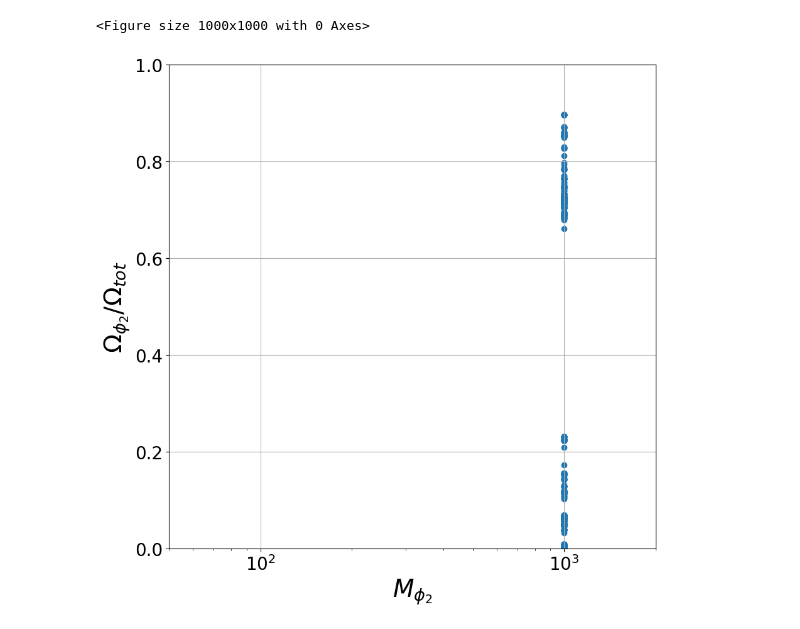
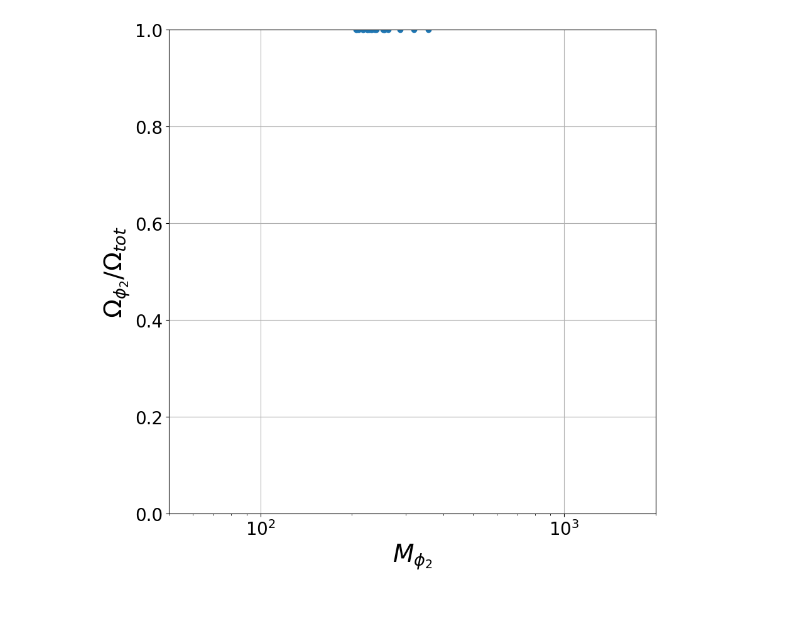
Before and after one commit to sgogoeg/tdg, a Jupyter notebook: Scripts/2SDMZ4/plots.ipynb, the cells around one changed output. Saved outputs shown, nothing was run; the diff lists cells and outputs as text; code cells hidden in the pictures.

```diff
--- a/Scripts/2SDMZ4/plots.ipynb
+++ b/Scripts/2SDMZ4/plots.ipynb
@@ -8,3 +10,45 @@ plt.rcParams.update({
     "font.family": "Helvetica"
 })
 mpl.rcParams.update(mpl.rcParamsDefault)
+# %%
+# Limite de deteccion directa
+def load_csv(filename):
+    data = []
+    with open(filename, 'r') as file:
+        csv_reader = csv.reader(file)
+        next(csv_reader)  # Skip header
+        for row in csv_reader:
+            data.append([float(val) for val in row])
+    return data
+
+# Load the CSV file
+filename = 'plot-data.csv'
+data = load_csv(filename)
+
+# Extract X and Y values
+x = [point[0] for point in data]
+y = [point[1] for point in data]
+
+# Interpolation
+
+f = interpolate.interp1d(x, y)
+
+#xnew = np.logspace(np.log10(40), np.log10(2000), 10000, base=10)
+
+xnew = np.logspace(np.log10(x[0]), np.log10(1800), 10000, base=10)
+
+ynew = f(xnew)
+
+# Visualize both the original data points and the interpolated curve
+plt.figure(figsize=(12, 10))
+plt.plot(x, y, 'o', label='Original Points')
+plt.plot(xnew, ynew, '-', color='red', linewidth=2, label='Interpolated Curve')
+plt.xlabel('X')
+plt.ylabel('Y')
+plt.xscale('log')
+plt.yscale('log')
+plt.xlim(5e1,2e3)
+plt.ylim(1e-15,1e-8)
+plt.legend()
+plt.grid(True)
+plt.show()
@@ -85,20 +222,19 @@ plt.show()
 # %%
 plt.figure(figsize=(10,10))
-plt.scatter(data_filtered[:,2],data_filtered[:,-2]/(data_filtered[:, -2] + 2*data_filtered[:, -3]))
+plt.scatter(data_filtered[:,2],data_filtered[:,-2]/(data_filtered[:, -2] + data_filtered[:, -3]))
 plt.xscale('log')
 
 plt.xticks(size=20)
 plt.yticks(size=20)
 plt.ylabel(r"$\Omega_{\phi_2} / \Omega_{tot}$", size=28)
 plt.xlabel(r"$M_{\phi_2}$", size=28)
 plt.xlim(5e1,2e3)
 plt.ylim(0,1)
 plt.grid()
 plt.savefig("relicdensity1.png")
 plt.show()
 # %% [output]
-<Figure size 1000x1000 with 0 Axes>
-[figure, old version]
+[figure, new version]
 # %%
 plt.figure(figsize=(10,10))
 plt.scatter(data_filtered[:,2],data_filtered[:,0]/(data_filtered[:,2]))
```
Also changed, not shown: parts of 9 cells of this notebook, 36 other files.
